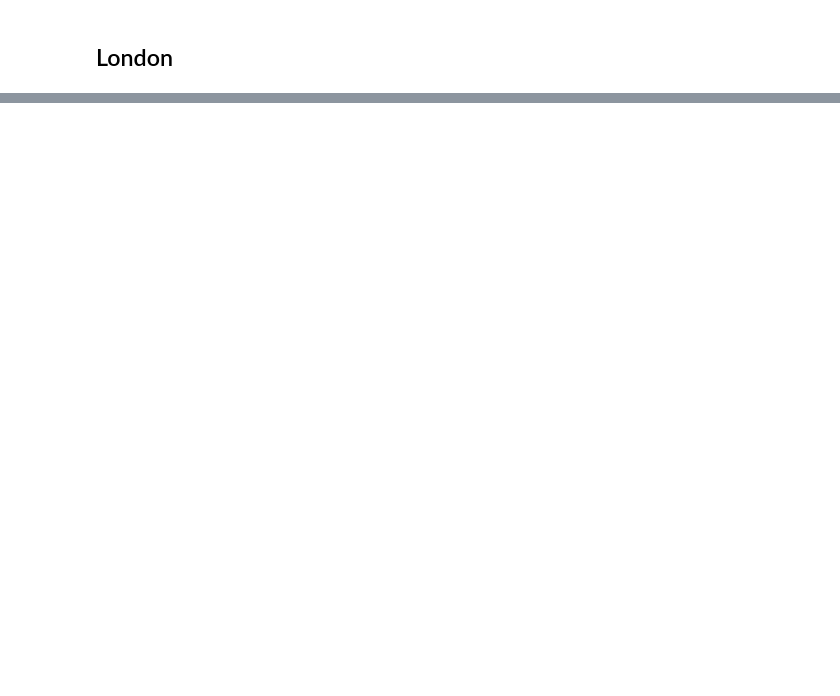
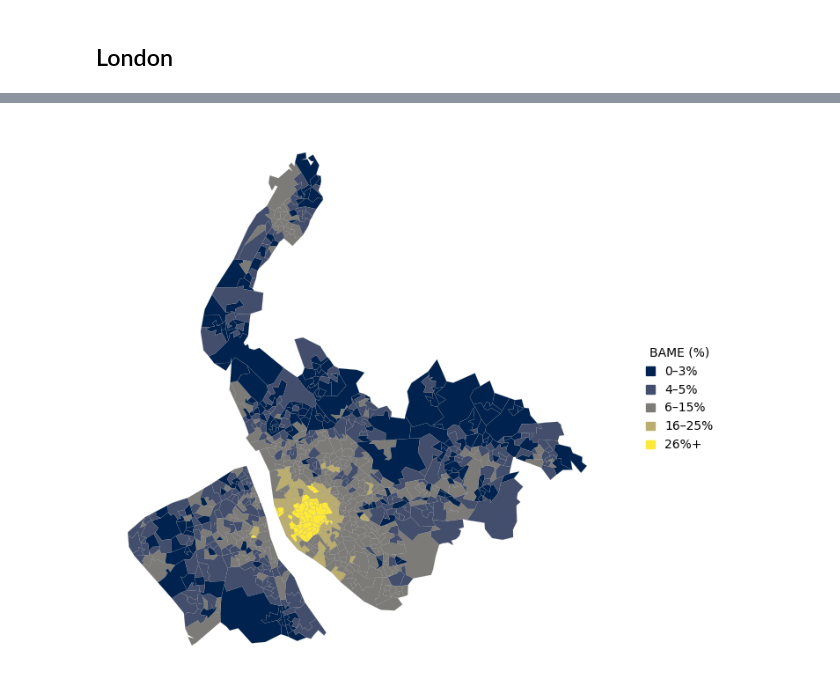
Before and after one commit to KofiBartonByfield/Dissertation, a Jupyter notebook: code/create_plots.ipynb, the cells around one changed output, grey strips where cells are left out. Saved outputs shown, nothing was run; the diff lists cells and outputs as text; code cells hidden in the pictures; blank space fills up the shorter version.

```diff
--- a/code/create_plots.ipynb
+++ b/code/create_plots.ipynb
@@ -222,0 +246,54 @@ plt.show()
+# %%
+
+
+df_ethnic = merseyside[['LSOA21CD','NonWhitePopulationPercentage']]
+
+# Merge LSOA shapes with your price data
+merged_lsoas = lsoa_shapes[lsoa_shapes['LSOA21CD'].isin(df_ethnic['LSOA21CD'])]
+merged_lsoas = merged_lsoas.merge(df_ethnic, on='LSOA21CD', how='left')
+
+
+
+# Define the bins and their labels
+bins = [0, 3, 5, 15, 25, float('inf')]
+bin_labels = ['0–3%', '4–5%', '6–15%', '16–25%', '26%+']
+
+
+
+# Define colour mapping based on the bins
+cmap = mpl.cm.cividis
+norm = mpl.colors.BoundaryNorm(boundaries=bins, ncolors=256)
+
+# Plot the map with the stop counts and colour coding
+fig, ax = plt.subplots(figsize=(10, 8))
+
+merged_lsoas.plot(column='NonWhitePopulationPercentage',
+                  linewidth=0.1,
+                  edgecolor='grey',
+                  legend=False,
+                  ax=ax,
+                  cmap=cmap,
+                  norm=norm,  # Apply the normalisation
+                  vmin=bins[0], vmax=bins[-2])  # Correct the vmax for the maximum value in bins
+
+# Create legend with boxes for each bin
+legend_handles = [Patch(color=cmap(norm(bins[i])), label=bin_labels[i]) for i in range(len(bin_labels))]
+
+# Add legend to the plot
+ax.legend(handles=legend_handles,
+          title="BAME (%)",
+          loc='upper right',
+          frameon=False,
+          handlelength=0.7)
+
+ax.get_legend().set_bbox_to_anchor((1.05, 0.5))
+ax.get_legend().set_loc('center left')
+
+# Hide axes
+ax.set_axis_off()
+# plt.savefig('../figures_and_plots/merseyside_houseprice_map.svg', bbox_inches='tight')
+
+# Show the plot
+plt.show()
+# %% [output]
+[figure, added]
```
Also changed, not shown: parts of 7 cells of this notebook, 6 other files.
